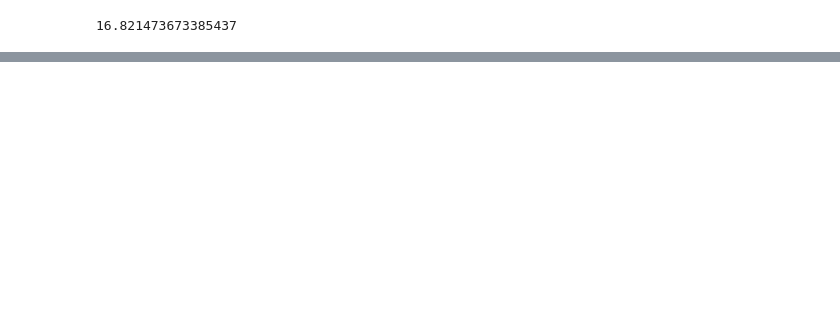
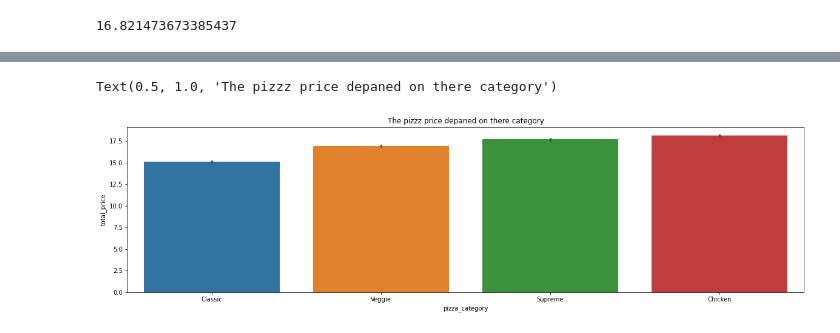
Before and after one commit to sahilr005/ml, a Jupyter notebook: pizza-sales-analysis.ipynb, the cells around one changed output, grey strips where cells are left out. Drawn from its saved outputs; the diff is of its cells as text; code cells hidden in the pictures; blank space fills up the shorter version.

```diff
--- a/pizza-sales-analysis.ipynb
+++ b/pizza-sales-analysis.ipynb
@@ -151,0 +172,7 @@ data["total_price"].mean()
+# %%
+plt.figure(figsize=(20,5))
+sns.barplot(data=data,x="pizza_category",y="total_price")
+plt.title("The pizzz price depaned on there category")
+# %% [output]
+Text(0.5, 1.0, 'The pizzz price depaned on there category')
+[figure, added]
```
Also changed, not shown: parts of 12 cells of this notebook.
